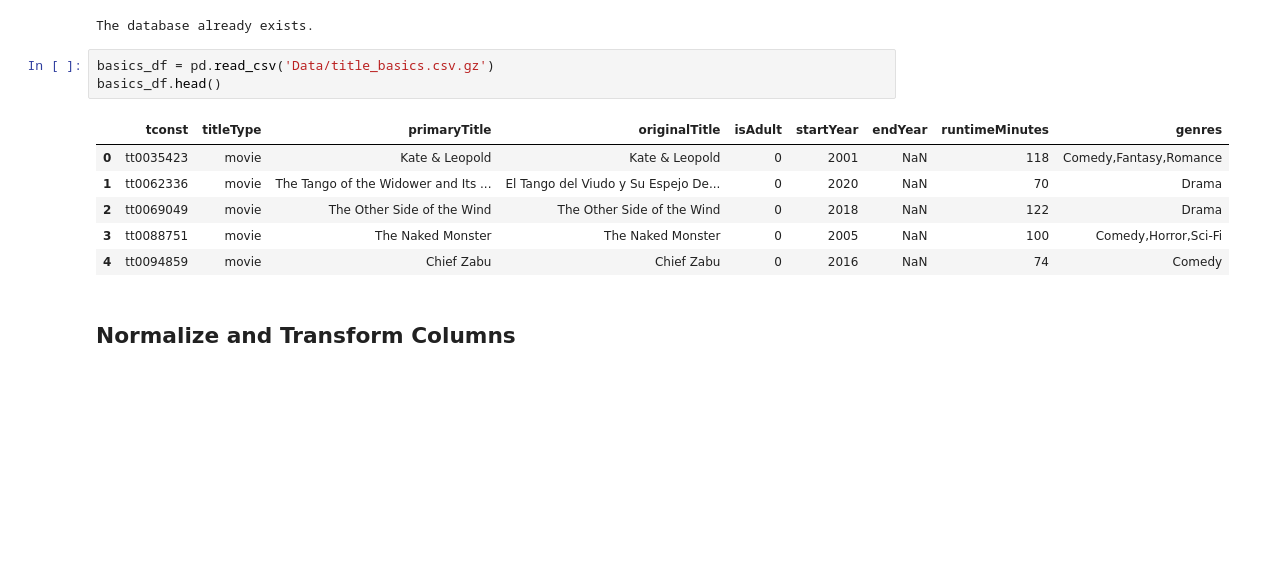
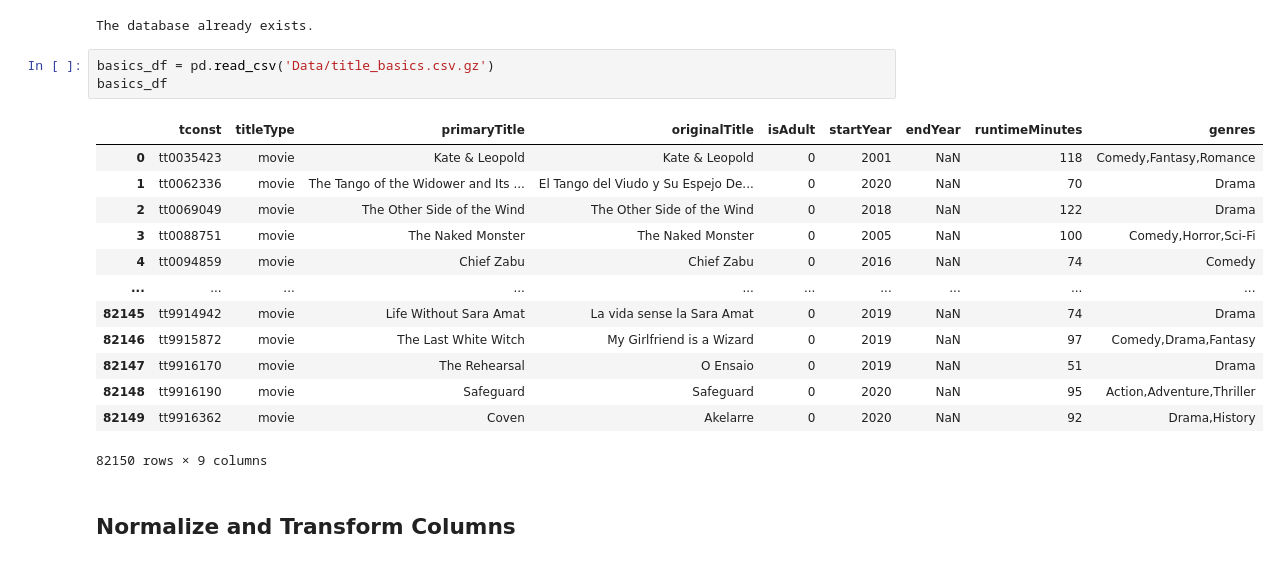
Before and after one commit to bradshawjoshua/MovieTime_Analysis, a Jupyter notebook: TMDB Movies Analysis MySQL Database.ipynb, the cells around one changed output. Drawn from its saved outputs; the diff is of its cells as text; blank space fills up the shorter version.

```diff
--- a/TMDB Movies Analysis MySQL Database.ipynb
+++ b/TMDB Movies Analysis MySQL Database.ipynb
@@ -27,14 +27,21 @@ else: print('The database already exists.')
 The database already exists.
 # %%
 basics_df = pd.read_csv('Data/title_basics.csv.gz')
-basics_df.head()
+basics_df
 # %% [output]
 |  | tconst | titleType | primaryTitle | originalTitle | isAdult | startYear | endYear | runtimeMinutes | genres |
 | 0 | tt0035423 | movie | Kate & Leopold | Kate & Leopold | 0 | 2001 | NaN | 118 | Comedy,Fantasy,Romance |
 | 1 | tt0062336 | movie | The Tango of the Widower and Its ... | El Tango del Viudo y Su Espejo De... | 0 | 2020 | NaN | 70 | Drama |
 | 2 | tt0069049 | movie | The Other Side of the Wind | The Other Side of the Wind | 0 | 2018 | NaN | 122 | Drama |
 | 3 | tt0088751 | movie | The Naked Monster | The Naked Monster | 0 | 2005 | NaN | 100 | Comedy,Horror,Sci-Fi |
 | 4 | tt0094859 | movie | Chief Zabu | Chief Zabu | 0 | 2016 | NaN | 74 | Comedy |
+| ... | ... | ... | ... | ... | ... | ... | ... | ... | ... |
+| 82145 | tt9914942 | movie | Life Without Sara Amat | La vida sense la Sara Amat | 0 | 2019 | NaN | 74 | Drama |
+| 82146 | tt9915872 | movie | The Last White Witch | My Girlfriend is a Wizard | 0 | 2019 | NaN | 97 | Comedy,Drama,Fantasy |
+| 82147 | tt9916170 | movie | The Rehearsal | O Ensaio | 0 | 2019 | NaN | 51 | Drama |
+| 82148 | tt9916190 | movie | Safeguard | Safeguard | 0 | 2020 | NaN | 95 | Action,Adventure,Thriller |
+| 82149 | tt9916362 | movie | Coven | Akelarre | 0 | 2020 | NaN | 92 | Drama,History |
+82150 rows × 9 columns
 # %% [markdown]
 ## Normalize and Transform Columns
 # %% [markdown]
```
Also changed, not shown: parts of 21 cells of this notebook.
